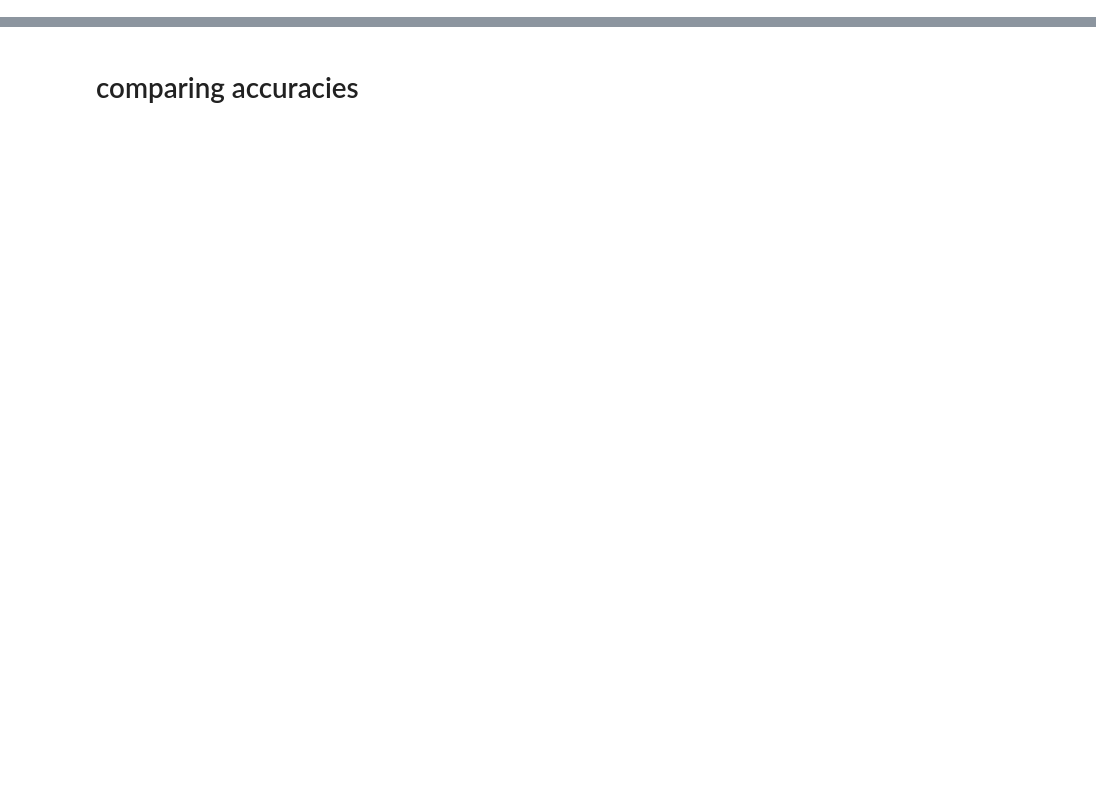
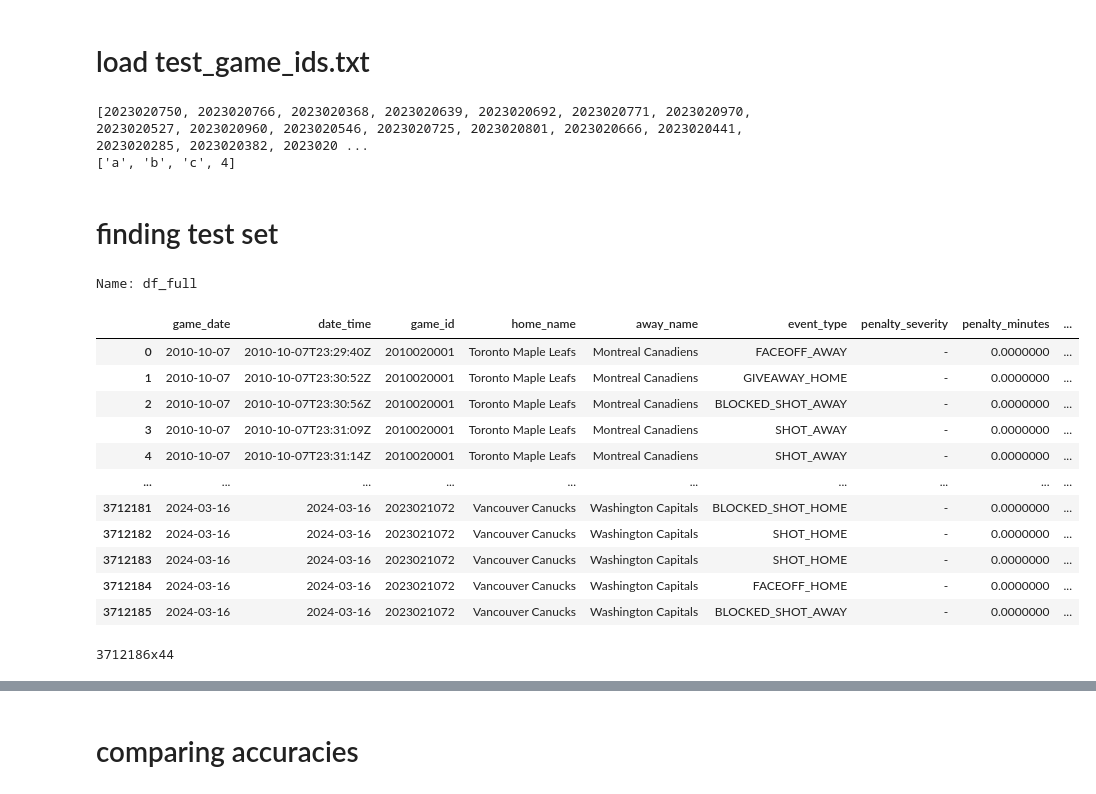
Before and after one commit to jeffxhansen/NHL_Win_Predictor, a Jupyter notebook: jeff2.ipynb, the cells around one changed output, grey strips where cells are left out. Drawn from its saved outputs; the diff is of its cells as text; code cells hidden in the pictures; blank space fills up the shorter version.

```diff
--- a/jeff2.ipynb
+++ b/jeff2.ipynb
@@ -27,3 +27,32 @@ set_np_pd_display_params(np, pd)
 pd.set_option("display.max_rows", 100)
 
 DATA_PATH = "data/play_by_play/"
+# %% [markdown]
+# load test_game_ids.txt
+# %%
+with open("data/test_game_ids.txt", 'r') as f:
+    test_game_ids_str = f.read()
+test_game_ids_str = str_to_list_py(test_game_ids_str)
+# %% [output]
+[2023020750, 2023020766, 2023020368, 2023020639, 2023020692, 2023020771, 2023020970, 2023020527, 2023020960, 2023020546, 2023020725, 2023020801, 2023020666, 2023020441, 2023020285, 2023020382, 2023020 ...
+['a', 'b', 'c', 4]
+# %% [markdown]
+# finding test set
+# %%
+df_full = pd.read_feather("data/play_by_play/play_by_play_full_state_space.feather")
+print_display('df_full', globals(), 10)
+# %% [output]
+Name: df_full
+|  | game_date | date_time | game_id | home_name | away_name | event_type | penalty_severity | penalty_minutes | ... |
+| 0 | 2010-10-07 | 2010-10-07T23:29:40Z | 2010020001 | Toronto Maple Leafs | Montreal Canadiens | FACEOFF_AWAY | - | 0.0000000 | ... |
+| 1 | 2010-10-07 | 2010-10-07T23:30:52Z | 2010020001 | Toronto Maple Leafs | Montreal Canadiens | GIVEAWAY_HOME | - | 0.0000000 | ... |
+| 2 | 2010-10-07 | 2010-10-07T23:30:56Z | 2010020001 | Toronto Maple Leafs | Montreal Canadiens | BLOCKED_SHOT_AWAY | - | 0.0000000 | ... |
+| 3 | 2010-10-07 | 2010-10-07T23:31:09Z | 2010020001 | Toronto Maple Leafs | Montreal Canadiens | SHOT_AWAY | - | 0.0000000 | ... |
+| 4 | 2010-10-07 | 2010-10-07T23:31:14Z | 2010020001 | Toronto Maple Leafs | Montreal Canadiens | SHOT_AWAY | - | 0.0000000 | ... |
+| ... | ... | ... | ... | ... | ... | ... | ... | ... | ... |
+| 3712181 | 2024-03-16 | 2024-03-16 | 2023021072 | Vancouver Canucks | Washington Capitals | BLOCKED_SHOT_HOME | - | 0.0000000 | ... |
+| 3712182 | 2024-03-16 | 2024-03-16 | 2023021072 | Vancouver Canucks | Washington Capitals | SHOT_HOME | - | 0.0000000 | ... |
+| 3712183 | 2024-03-16 | 2024-03-16 | 2023021072 | Vancouver Canucks | Washington Capitals | SHOT_HOME | - | 0.0000000 | ... |
+| 3712184 | 2024-03-16 | 2024-03-16 | 2023021072 | Vancouver Canucks | Washington Capitals | FACEOFF_HOME | - | 0.0000000 | ... |
+| 3712185 | 2024-03-16 | 2024-03-16 | 2023021072 | Vancouver Canucks | Washington Capitals | BLOCKED_SHOT_AWAY | - | 0.0000000 | ... |
+3712186x44
```
Also changed, not shown: parts of 16 cells of this notebook, 10 other files.
